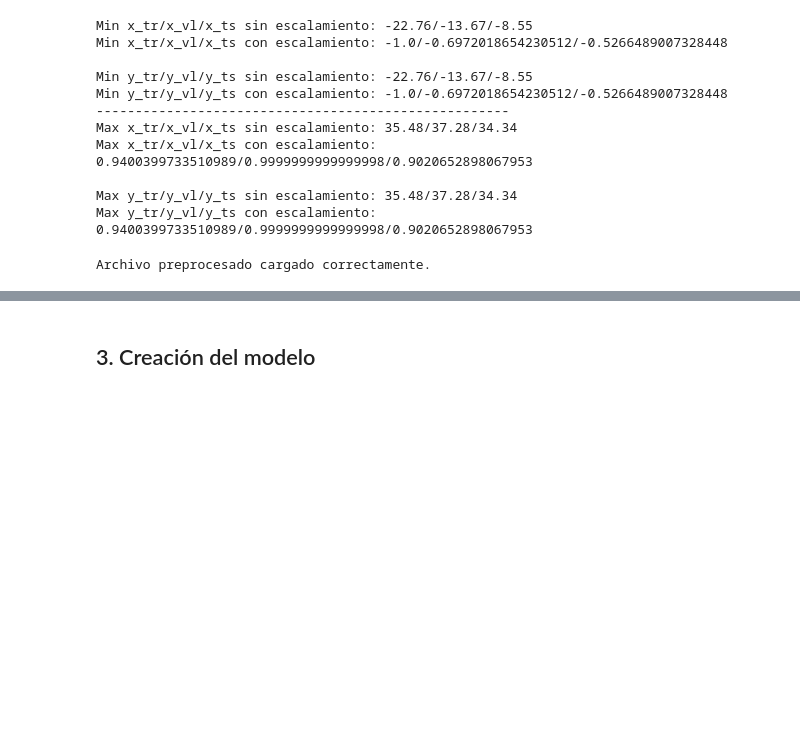
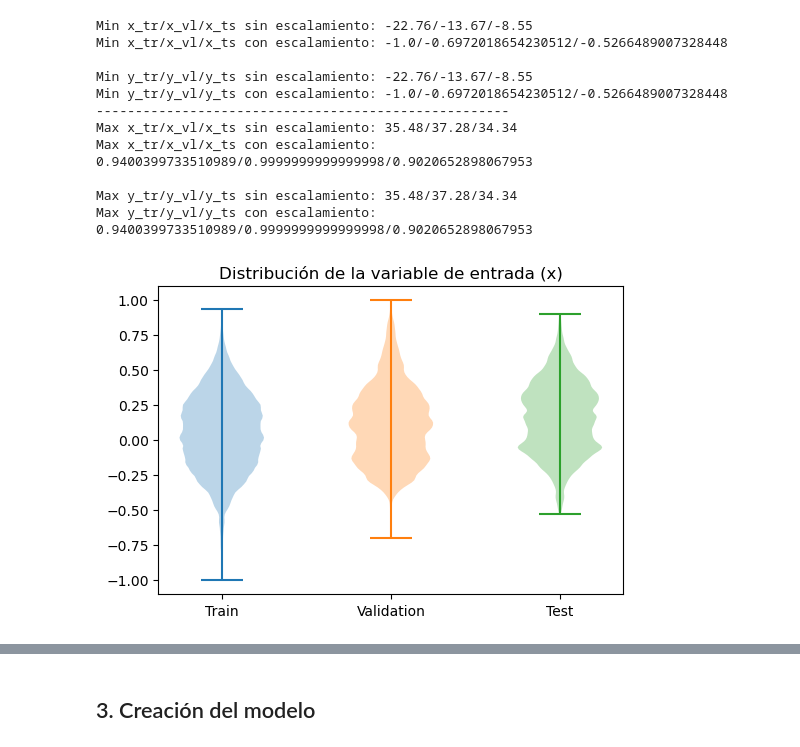
Before and after one commit to pelejebre/LSTM_weather_forecasting, a Jupyter notebook: 02.LSTM_univariado_multistep.ipynb, the cells around one changed output, grey strips where cells are left out. Cells and saved outputs as stored; diff of their text form; code cells hidden in the pictures; blank space fills up the shorter version.

Commit message:
Actualizado LSTM_univariado_multistep se incluye violin plot y se incluye una nueva evaluación eval_rmse_in_batches por problemas de memoria

```diff
--- a/02.LSTM_univariado_multistep.ipynb
+++ b/02.LSTM_univariado_multistep.ipynb
@@ -166,50 +166,22 @@ Max x_tr/x_vl/x_ts con escalamiento: 0.9400399733510989/0.9999999999999998/0.902
 
 Max y_tr/y_vl/y_ts sin escalamiento: 35.48/37.28/34.34
 Max y_tr/y_vl/y_ts con escalamiento: 0.9400399733510989/0.9999999999999998/0.9020652898067953
-# %%
-###----------BORRAR--------------------
-import os
-from datetime import datetime
-import numpy as np
-import pandas as pd
-import matplotlib.pyplot as plt
-from sklearn.metrics import r2_score
-from sklearn.preprocessing import MinMaxScaler
-import torch
-import torch.nn as nn
-import torch.optim as optim
-from torch.utils.data import DataLoader, TensorDataset
-from torch.utils.tensorboard import SummaryWriter
-
-# --- Módulos personalizados ---
-import helpers.helpers as helpers
-
-file_path = "data/max_planck_weather_ts_preprocesado.csv"
-if os.path.exists(file_path):
-    # Cargar el archivo si existe
-    df = pd.read_csv(file_path)
-    print("Archivo preprocesado cargado correctamente.")
-else:
-    # Mostrar mensaje de error si no se encuentra el archivo
-    raise FileNotFoundError("El archivo preprocesado 'max_planck_weather_ts_preprocesado.csv' no se encuentra en la carpeta 'data'. Por favor, verifica su existencia o realiza el preprocesamiento necesario.")
-
-from helpers import train_val_test_split
-tr, vl, ts = train_val_test_split(df['T (degC)'])
-from helpers import create_dataset_supervised
-INPUT_LENGTH = 24       # Ventana de entrada de 24 horas previas
-OUTPUT_LENGTH = 4       # Ventana de salida de 4 horas posteriores
-x_tr, y_tr = create_dataset_supervised(tr.values, INPUT_LENGTH, OUTPUT_LENGTH, 0)
-x_vl, y_vl = create_dataset_supervised(vl.values, INPUT_LENGTH, OUTPUT_LENGTH, 0)
-x_ts, y_ts = create_dataset_supervised(ts.values, INPUT_LENGTH, OUTPUT_LENGTH, 0)
-from helpers import scale_data
-data_in = {
-    'x_tr': x_tr, 'y_tr': y_tr,
-    'x_vl': x_vl, 'y_vl': y_vl,
-    'x_ts': x_ts, 'y_ts': y_ts
-}
-data_s, scaler = scale_data(data_in)
-x_tr_s, y_tr_s = data_s['x_tr_s'], data_s['y_tr_s']
-x_vl_s, y_vl_s = data_s['x_vl_s'], data_s['y_vl_s']
-x_ts_s, y_ts_s = data_s['x_ts_s'], data_s['y_ts_s']
-# %% [output]
-Archivo preprocesado cargado correctamente.
+# %%
+# Generar una gráfica tipo violín para ver la distribución de la única variable de entrada
+fig, ax = plt.subplots(figsize=(6, 4))
+
+# Graficar los datos de entrada para entrenamiento, validación y prueba
+ax.violinplot(dataset=x_tr_s[:, :, 0].flatten(), positions=[0])
+ax.violinplot(dataset=x_vl_s[:, :, 0].flatten(), positions=[1])
+ax.violinplot(dataset=x_ts_s[:, :, 0].flatten(), positions=[2])
+
+# Etiquetas eje horizontal
+ax.set_xticks([0, 1, 2])  # Definir las posiciones de los ticks
+ax.set_xticklabels(["Train", "Validation", "Test"])  # Etiquetas correspondientes
+
+# Ajustar escala automáticamente
+ax.autoscale()
+plt.title("Distribución de la variable de entrada (x)")
+plt.show()
+# %% [output]
+[figure, added]
```
Also changed, not shown: parts of 8 cells of this notebook.
